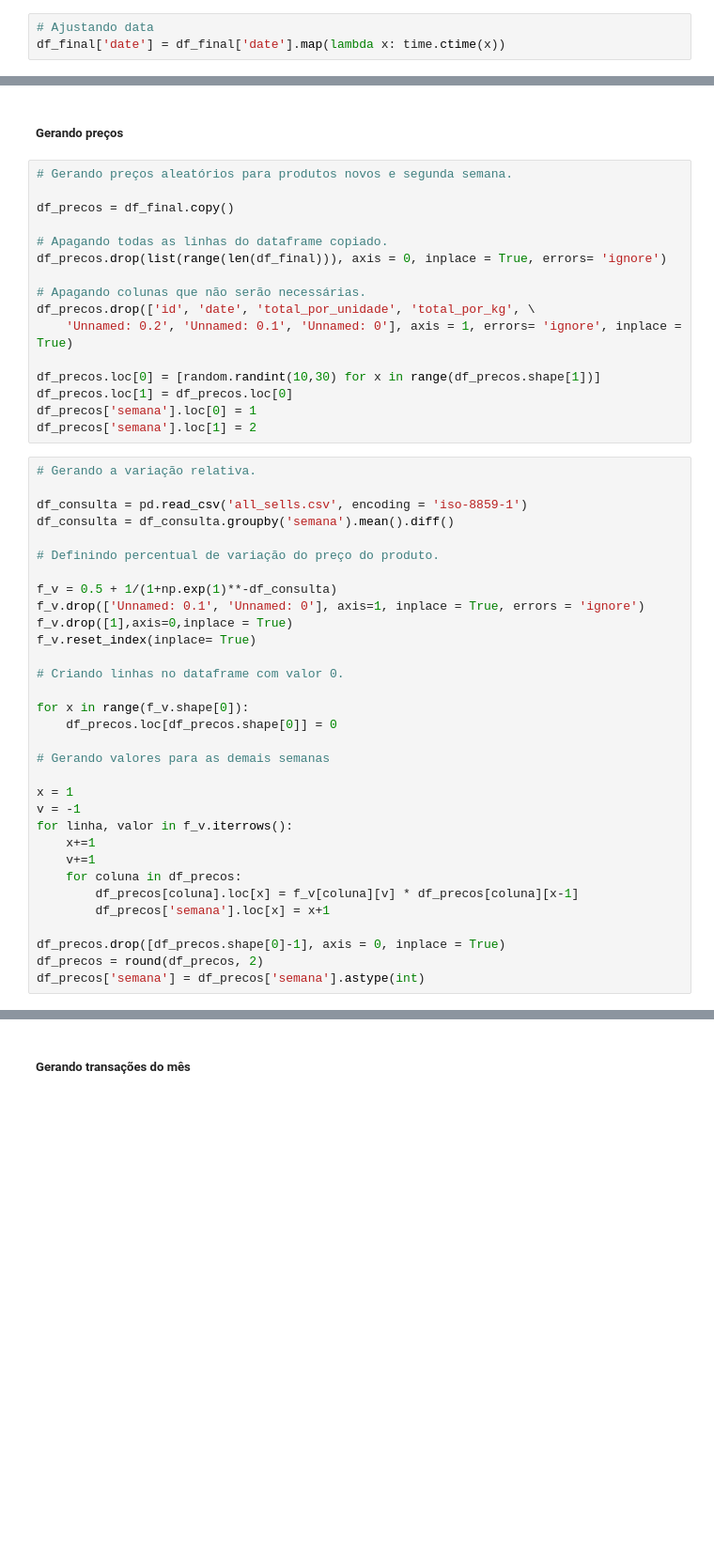
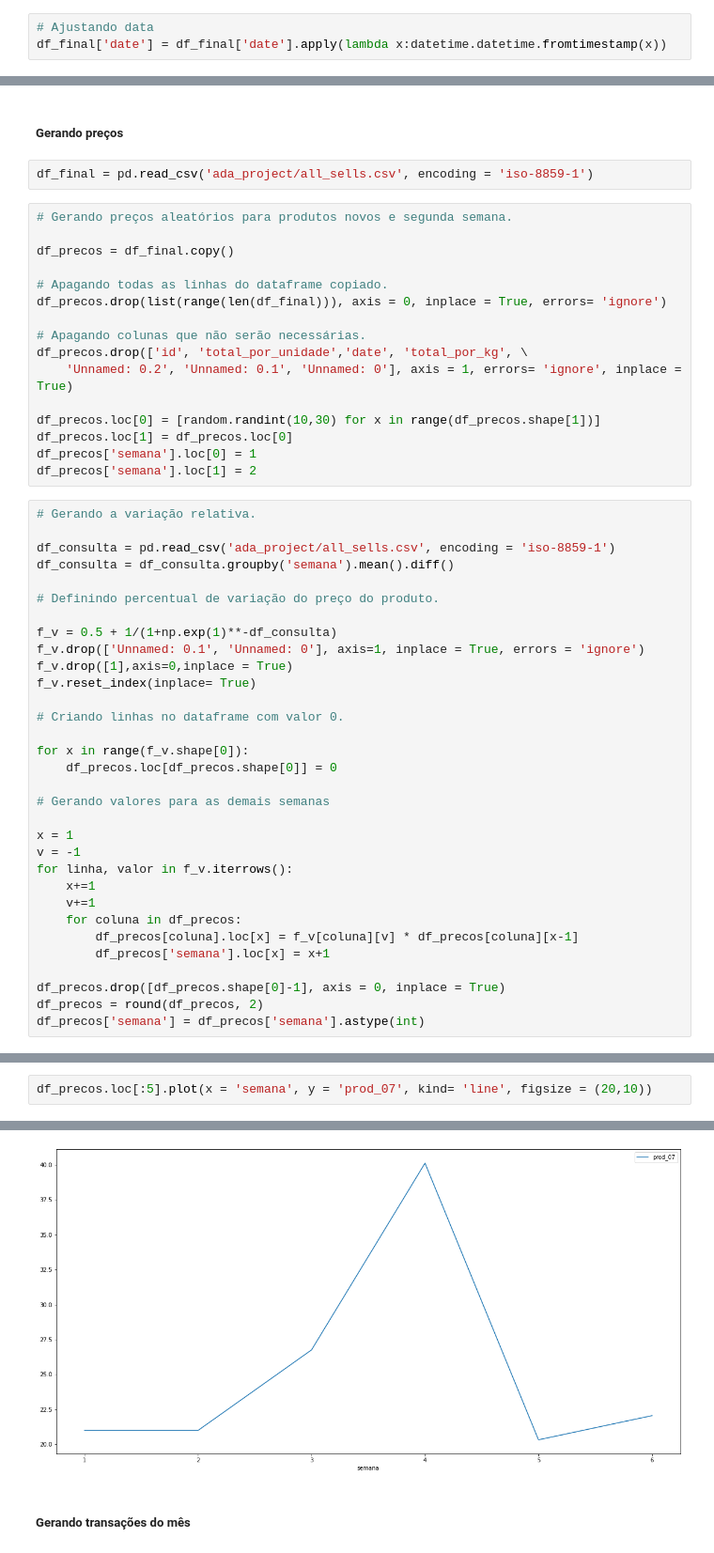
Before and after one commit to gustavo325/Projeto_3_Suzano, a Jupyter notebook: Projeto/Projeto.ipynb, the cells around one changed output, grey strips where cells are left out. Shown: that part at 94% size. Cells and saved outputs as stored; diff of their text form; blank space fills up the shorter version.

```diff
--- a/Projeto/Projeto.ipynb
+++ b/Projeto/Projeto.ipynb
@@ -23,7 +23,7 @@ for i in range (52):
 ##### Tratando dados
 # %%
 # Ajustando data
-df_final['date'] = df_final['date'].map(lambda x: time.ctime(x))
+df_final['date'] = df_final['date'].apply(lambda x:datetime.datetime.fromtimestamp(x))
 # %%
 # Ordenando dados
 df_final.sort_values('semana', axis = 0, ascending = True, inplace = True)
@@ -46,5 +46,7 @@ df_final.to_csv('all_sells.csv', encoding = 'iso-8859-1')
 # %% [markdown]
 ##### Gerando preços
+# %%
+df_final = pd.read_csv('ada_project/all_sells.csv', encoding = 'iso-8859-1')
 # %%
 # Gerando preços aleatórios para produtos novos e segunda semana.
 
@@ -54,7 +56,7 @@ df_precos = df_final.copy()
 df_precos.drop(list(range(len(df_final))), axis = 0, inplace = True, errors= 'ignore')
 
 # Apagando colunas que não serão necessárias.
-df_precos.drop(['id', 'date', 'total_por_unidade', 'total_por_kg', \
+df_precos.drop(['id', 'total_por_unidade','date', 'total_por_kg', \
     'Unnamed: 0.2', 'Unnamed: 0.1', 'Unnamed: 0'], axis = 1, errors= 'ignore', inplace = True)
 
 df_precos.loc[0] = [random.randint(10,30) for x in range(df_precos.shape[1])]
@@ -64,7 +66,7 @@ df_precos['semana'].loc[1] = 2
 # %%
 # Gerando a variação relativa.
 
-df_consulta = pd.read_csv('all_sells.csv', encoding = 'iso-8859-1')
+df_consulta = pd.read_csv('ada_project/all_sells.csv', encoding = 'iso-8859-1')
 df_consulta = df_consulta.groupby('semana').mean().diff()
 
 # Definindo percentual de variação do preço do produto.
@@ -99,0 +102,3 @@ df_precos.to_csv('weekly_price.csv', encoding = 'iso-8859-1')
+# %%
+df_precos.loc[:5].plot(x = 'semana', y = 'prod_07', kind= 'line', figsize = (20,10))
+# %% [output]
@@ -100,3 +106,4 @@ df_precos.to_csv('weekly_price.csv', encoding = 'iso-8859-1')
+[figure, added]
 # %% [markdown]
 ##### Gerando transações do mês
 # %%
```
Also changed, not shown: parts of 10 cells of this notebook, 9 other files.
